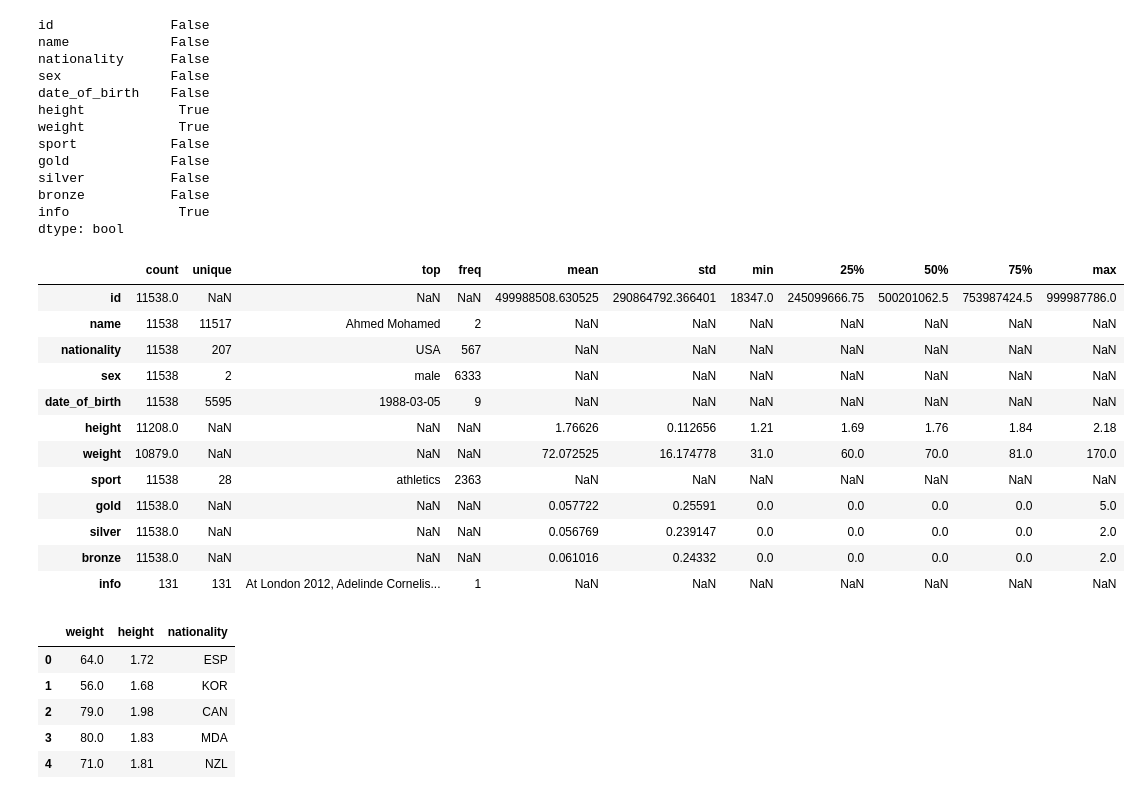
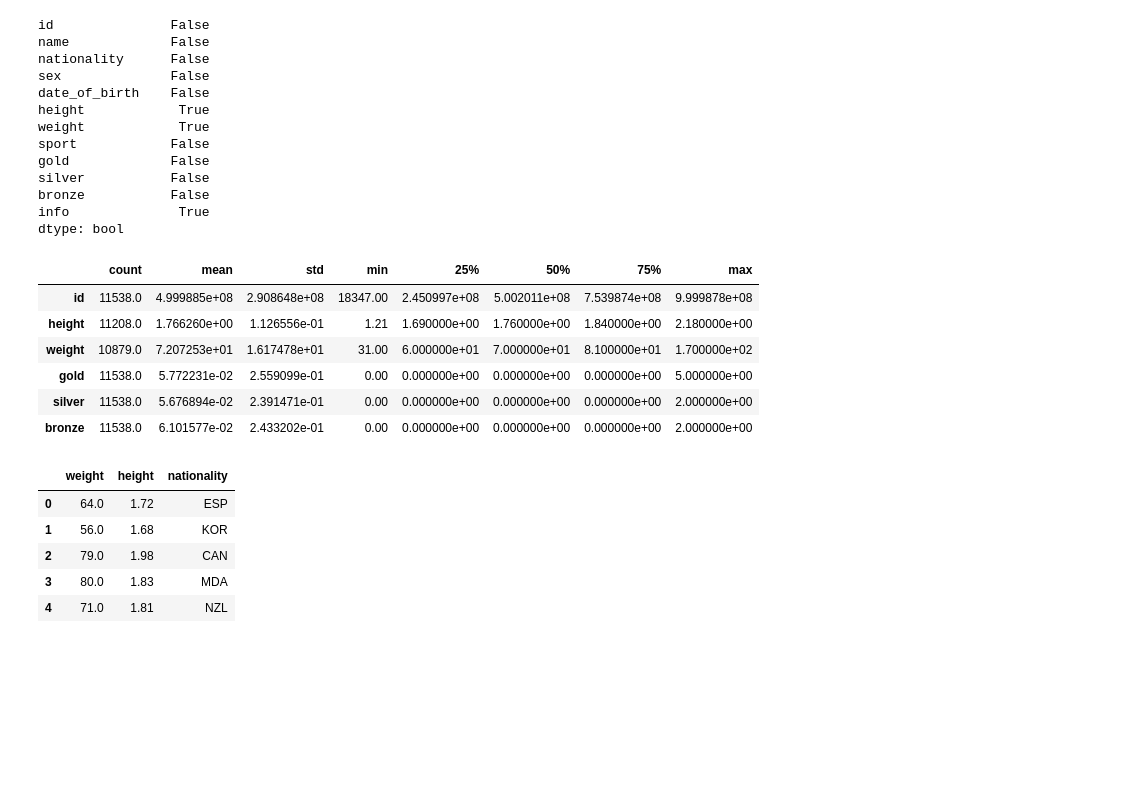
Before and after one commit to alayoalex/data-science-ml-portfolio, a Jupyter notebook: projects/rio2016/exploratory.ipynb, the cells around one changed output. Cells and saved outputs as stored; diff of their text form; code cells hidden in the pictures; blank space fills up the shorter version.

```diff
--- a/projects/rio2016/exploratory.ipynb
+++ b/projects/rio2016/exploratory.ipynb
@@ -63,21 +194,15 @@ bronze           False
 info              True
 dtype: bool
 # %%
-athletes.describe(include='all').T
+athletes.describe().T
 # %% [output]
-|  | count | unique | top | freq | mean | std | min | 25% | 50% | 75% | max |
-| id | 11538.0 | NaN | NaN | NaN | 499988508.630525 | 290864792.366401 | 18347.0 | 245099666.75 | 500201062.5 | 753987424.5 | 999987786.0 |
-| name | 11538 | 11517 | Ahmed Mohamed | 2 | NaN | NaN | NaN | NaN | NaN | NaN | NaN |
-| nationality | 11538 | 207 | USA | 567 | NaN | NaN | NaN | NaN | NaN | NaN | NaN |
-| sex | 11538 | 2 | male | 6333 | NaN | NaN | NaN | NaN | NaN | NaN | NaN |
-| date_of_birth | 11538 | 5595 | 1988-03-05 | 9 | NaN | NaN | NaN | NaN | NaN | NaN | NaN |
-| height | 11208.0 | NaN | NaN | NaN | 1.76626 | 0.112656 | 1.21 | 1.69 | 1.76 | 1.84 | 2.18 |
-| weight | 10879.0 | NaN | NaN | NaN | 72.072525 | 16.174778 | 31.0 | 60.0 | 70.0 | 81.0 | 170.0 |
-| sport | 11538 | 28 | athletics | 2363 | NaN | NaN | NaN | NaN | NaN | NaN | NaN |
-| gold | 11538.0 | NaN | NaN | NaN | 0.057722 | 0.25591 | 0.0 | 0.0 | 0.0 | 0.0 | 5.0 |
-| silver | 11538.0 | NaN | NaN | NaN | 0.056769 | 0.239147 | 0.0 | 0.0 | 0.0 | 0.0 | 2.0 |
-| bronze | 11538.0 | NaN | NaN | NaN | 0.061016 | 0.24332 | 0.0 | 0.0 | 0.0 | 0.0 | 2.0 |
-| info | 131 | 131 | At London 2012, Adelinde Cornelis... | 1 | NaN | NaN | NaN | NaN | NaN | NaN | NaN |
+|  | count | mean | std | min | 25% | 50% | 75% | max |
+| id | 11538.0 | 4.999885e+08 | 2.908648e+08 | 18347.00 | 2.450997e+08 | 5.002011e+08 | 7.539874e+08 | 9.999878e+08 |
+| height | 11208.0 | 1.766260e+00 | 1.126556e-01 | 1.21 | 1.690000e+00 | 1.760000e+00 | 1.840000e+00 | 2.180000e+00 |
+| weight | 10879.0 | 7.207253e+01 | 1.617478e+01 | 31.00 | 6.000000e+01 | 7.000000e+01 | 8.100000e+01 | 1.700000e+02 |
+| gold | 11538.0 | 5.772231e-02 | 2.559099e-01 | 0.00 | 0.000000e+00 | 0.000000e+00 | 0.000000e+00 | 5.000000e+00 |
+| silver | 11538.0 | 5.676894e-02 | 2.391471e-01 | 0.00 | 0.000000e+00 | 0.000000e+00 | 0.000000e+00 | 2.000000e+00 |
+| bronze | 11538.0 | 6.101577e-02 | 2.433202e-01 | 0.00 | 0.000000e+00 | 0.000000e+00 | 0.000000e+00 | 2.000000e+00 |
 # %%
 athl1 = athletes[['weight', 'height', 'nationality']]
 athl1.head()
```
Also changed, not shown: parts of 18 cells of this notebook.
